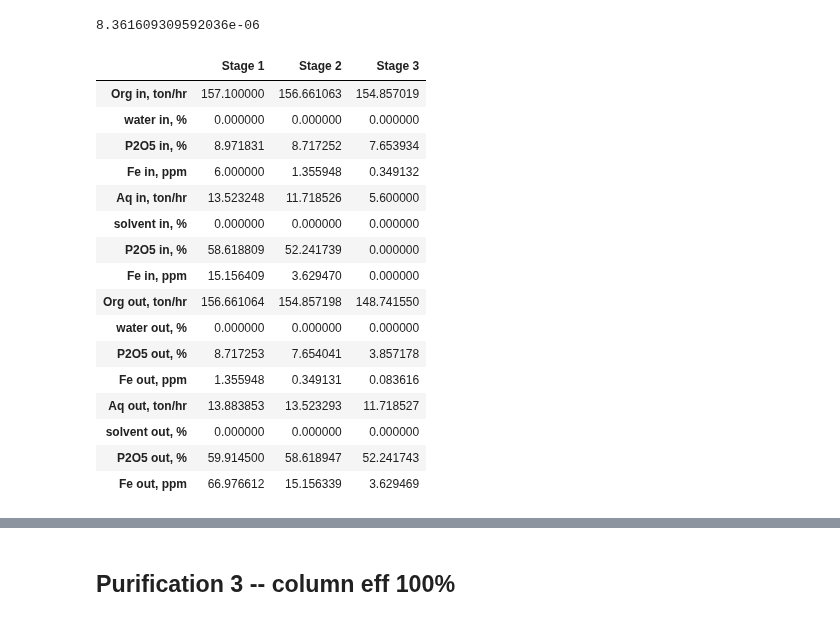
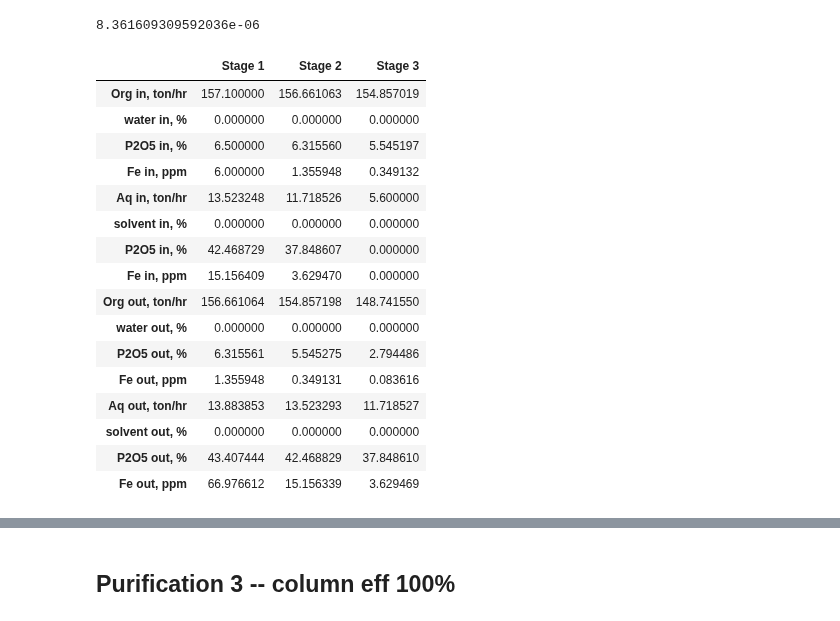
Before and after one commit to vladgap/LLC, a Jupyter notebook: YPH_LLC_simulation_7.ipynb, the cells around one changed output, grey strips where cells are left out. Saved outputs shown, nothing was run; the diff lists cells and outputs as text; code cells hidden in the pictures.

```diff
--- a/YPH_LLC_simulation_7.ipynb
+++ b/YPH_LLC_simulation_7.ipynb
@@ -751,25 +753,26 @@ bat3_1.yout[2]
 # %%
 table=LLC.BatteryTable(bat3_1, show=False, index_names=index_names).data
 table.iloc[[3,7,11,15]]=table.iloc[[3,7,11,15]]*1e4 # % --> ppm
+table.iloc[[2,6,10,14]]=table.iloc[[2,6,10,14]]/98*71 # %H3PO4 --> %P2O5
 table3_1=table
 table3_1
 # %% [output]
 |  | Stage 1 | Stage 2 | Stage 3 |
 | Org in, ton/hr | 157.100000 | 156.661063 | 154.857019 |
 | water in, % | 0.000000 | 0.000000 | 0.000000 |
-| P2O5 in, % | 8.971831 | 8.717252 | 7.653934 |
+| P2O5 in, % | 6.500000 | 6.315560 | 5.545197 |
 | Fe in, ppm | 6.000000 | 1.355948 | 0.349132 |
 | Aq in, ton/hr | 13.523248 | 11.718526 | 5.600000 |
 | solvent in, % | 0.000000 | 0.000000 | 0.000000 |
-| P2O5 in, % | 58.618809 | 52.241739 | 0.000000 |
+| P2O5 in, % | 42.468729 | 37.848607 | 0.000000 |
 | Fe in, ppm | 15.156409 | 3.629470 | 0.000000 |
 | Org out, ton/hr | 156.661064 | 154.857198 | 148.741550 |
 | water out, % | 0.000000 | 0.000000 | 0.000000 |
-| P2O5 out, % | 8.717253 | 7.654041 | 3.857178 |
+| P2O5 out, % | 6.315561 | 5.545275 | 2.794486 |
 | Fe out, ppm | 1.355948 | 0.349131 | 0.083616 |
 | Aq out, ton/hr | 13.883853 | 13.523293 | 11.718527 |
 | solvent out, % | 0.000000 | 0.000000 | 0.000000 |
-| P2O5 out, % | 59.914500 | 58.618947 | 52.241743 |
+| P2O5 out, % | 43.407444 | 42.468829 | 37.848610 |
 | Fe out, ppm | 66.976612 | 15.156339 | 3.629469 |
 # %%
 bat=bat3_1
```
Also changed, not shown: parts of 9 cells of this notebook.
